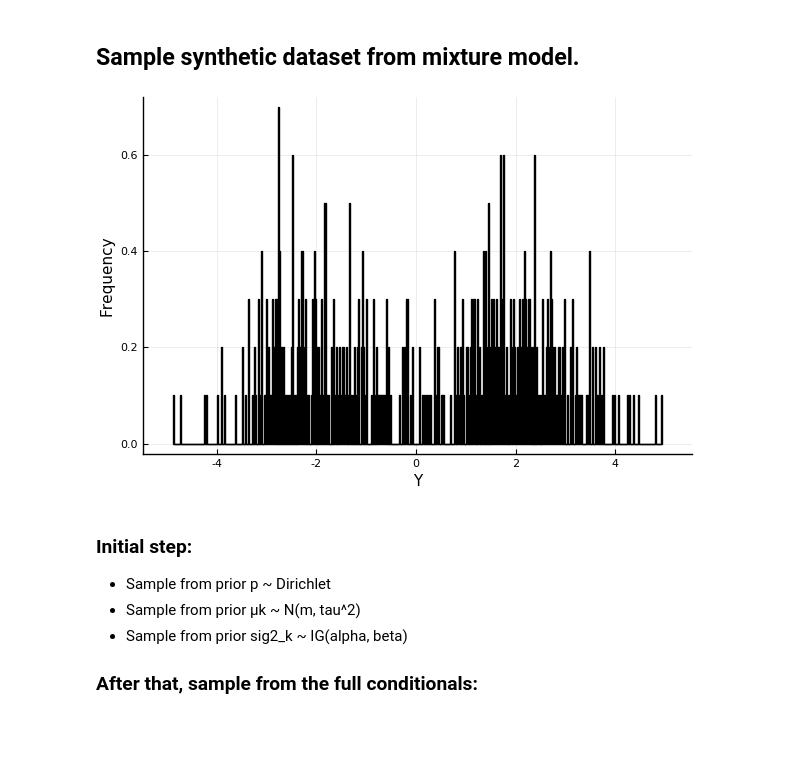
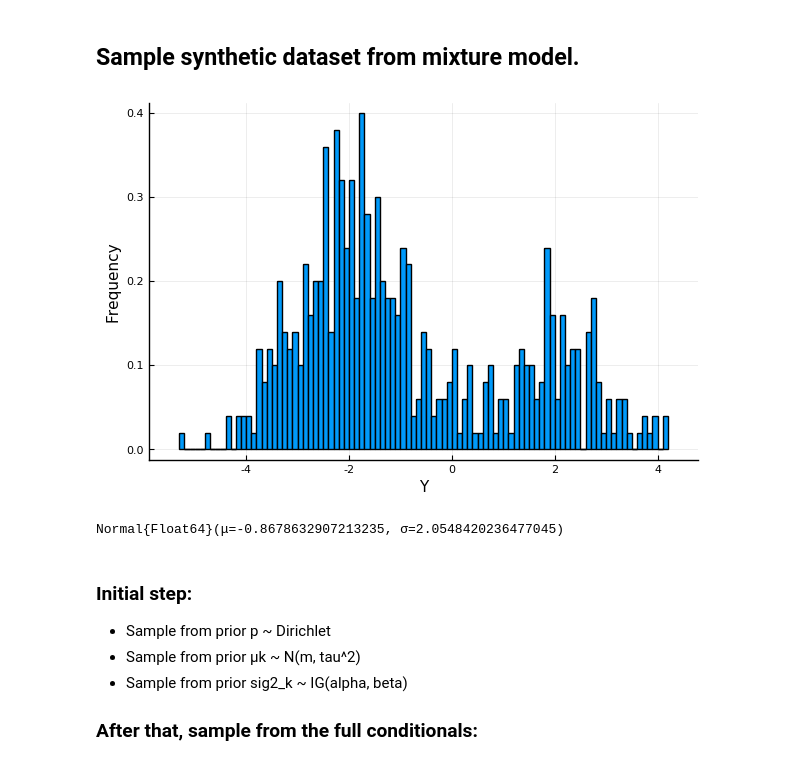
Before and after one commit to davibarreira/Computational_Statistics, a Jupyter notebook: Exercises2/Sheet2 Exercise 6.ipynb, the cells around one changed output. Drawn from its saved outputs; the diff is of its cells as text; code cells hidden in the pictures; blank space fills up the shorter version.

```diff
--- a/Exercises2/Sheet2 Exercise 6.ipynb
+++ b/Exercises2/Sheet2 Exercise 6.ipynb
@@ -10,20 +12,24 @@ Plots.PyPlotBackend()
 # %%
 mu0    = [-2,2]
 sigma2= [1,1]
-p0     = [0.5,0.5]
+p0     = [0.7,0.3]
 w = Weights(p0)
 M = 500
 X = zeros(M)
 s = sample(1:2, w,M)
 for i = 1:M
     j = s[i]
     X[i]+= rand(Normal(mu0[j],sigma2[j]))
 end
 
-p = histogram(X,xlabel="Y",ylabel="Frequency",normalize=true,legend=false,nbins=M)
-# savefig(p,"./images/Ex6.png")
+p = histogram(X,xlabel="Y",ylabel="Frequency",normalize=true,legend=false,nbins=100)
+savefig(p,"./images/Ex6.png")
 # %% [output]
-[figure, old version]
+[figure, new version]
+# %%
+fit_mle(Normal,X)
+# %% [output]
+Normal{Float64}(μ=-0.8678632907213235, σ=2.0548420236477045)
 # %% [markdown]
 ### Initial step:
 * Sample from prior p      ~ Dirichlet
```
Also changed, not shown: parts of 13 cells of this notebook, 7 other files.
